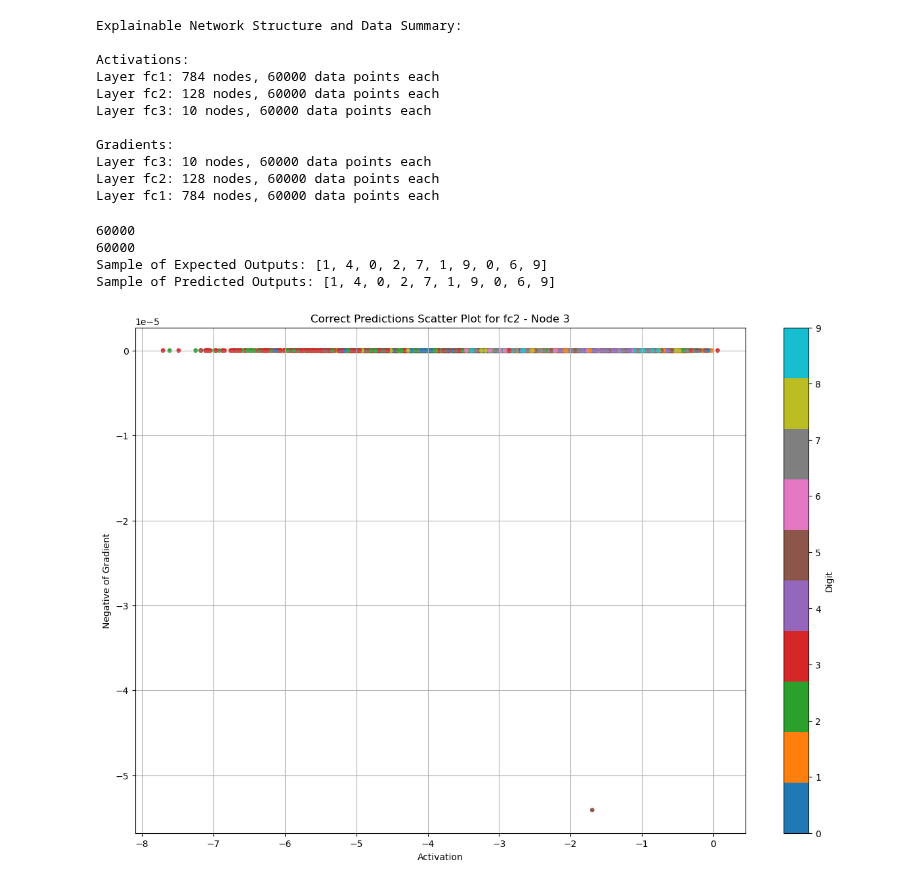
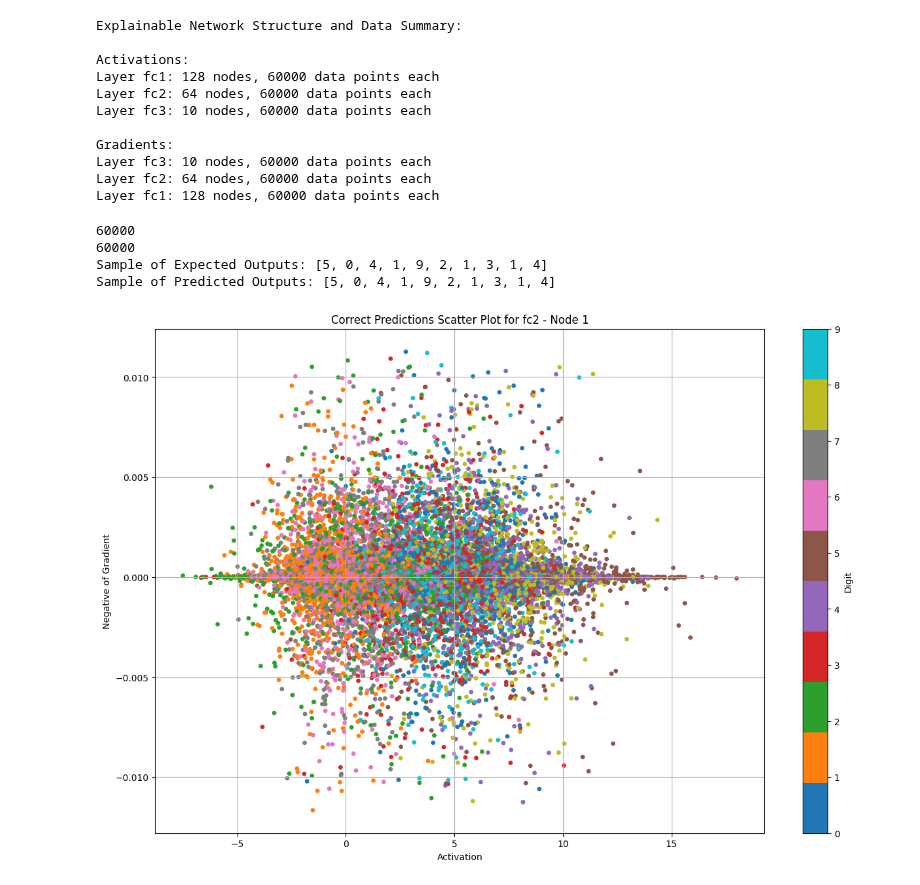
Before and after one commit to benrichards4376/Explanatory-Neural-Networks, a Jupyter notebook: MNIST_explained.ipynb, the cells around one changed output. Saved outputs shown, nothing was run; the diff lists cells and outputs as text; code cells hidden in the pictures.

```diff
--- a/MNIST_explained.ipynb
+++ b/MNIST_explained.ipynb
@@ -17,7 +17,7 @@ transform = transforms.Compose([transforms.ToTensor(), transforms.Normalize((0.5
 
 # Download and load the training data for MNIST
 trainset = torchvision.datasets.MNIST(root='./data', train=True, download=True, transform=transform)
-trainloader = torch.utils.data.DataLoader(trainset, batch_size=batch_size, shuffle=True)
+trainloader = torch.utils.data.DataLoader(trainset, batch_size=batch_size, shuffle=False)
 
 testset = torchvision.datasets.MNIST(root='./data', train=False, download=True, transform=transform)
 testloader = torch.utils.data.DataLoader(testset, batch_size=batch_size, shuffle=False)
@@ -52,9 +56,9 @@ class MNISTNet(nn.Module):
     def __init__(self):
         super(MNISTNet, self).__init__()
         # Define your layers here
-        self.fc1 = nn.Linear(784, 784)
-        self.fc2 = nn.Linear(784, 128)
-        self.fc3 = nn.Linear(128, 10)
+        self.fc1 = nn.Linear(784, 128)
+        self.fc2 = nn.Linear(128, 64)
+        self.fc3 = nn.Linear(64, 10)
 
     def forward(self, x):
         # Define the forward pass
@@ -261,14 +265,14 @@ explainable_net.print_structure()
 Explainable Network Structure and Data Summary:
 
 Activations:
-Layer fc1: 784 nodes, 60000 data points each
-Layer fc2: 128 nodes, 60000 data points each
+Layer fc1: 128 nodes, 60000 data points each
+Layer fc2: 64 nodes, 60000 data points each
 Layer fc3: 10 nodes, 60000 data points each
 
 Gradients:
 Layer fc3: 10 nodes, 60000 data points each
-Layer fc2: 128 nodes, 60000 data points each
-Layer fc1: 784 nodes, 60000 data points each
+Layer fc2: 64 nodes, 60000 data points each
+Layer fc1: 128 nodes, 60000 data points each
 # %%
 sample_size = 10
 
@@ -280,8 +284,8 @@ print("Sample of Predicted Outputs:", explainable_net.predicted_outputs[:sample_
 # %% [output]
 60000
 60000
-Sample of Expected Outputs: [1, 4, 0, 2, 7, 1, 9, 0, 6, 9]
-Sample of Predicted Outputs: [1, 4, 0, 2, 7, 1, 9, 0, 6, 9]
+Sample of Expected Outputs: [5, 0, 4, 1, 9, 2, 1, 3, 1, 4]
+Sample of Predicted Outputs: [5, 0, 4, 1, 9, 2, 1, 3, 1, 4]
 # %%
 import matplotlib.pyplot as plt
 import matplotlib
@@ -293,36 +297,36 @@ def plot_scatter_for_correct_predictions(explainable_network, layer_name, node_i
     colors = []
 
     # Define a color map for digits 0-9 using the new syntax
     color_map = matplotlib.colormaps['tab10']
 
     # Retrieve activations, gradients, and check for correct predictions
     for input_index, (expected, predicted) in enumerate(zip(explainable_network.expected_outputs, explainable_network.predicted_outputs)):
-        if expected == predicted:
+        if True == True:
             activation = explainable_network.get_activations(input_index)
             gradient = explainable_network.get_gradients(input_index)
 
             if activation is not None and gradient is not None:
                 activations.append(activation[layer_name][node_index])
                 gradients.append(-gradient[layer_name][node_index])  # Negative of the gradient
                 colors.append(color_map(expected))  # Color code based on the correct digit
 
     # Generate scatter plot
     fig, ax = plt.subplots(figsize=(15,10))  # Explicitly create figure and axes
     scatter = ax.scatter(activations, gradients, c=colors, cmap=color_map, s=15)  # Set dot size with `s`
     ax.set_xlabel('Activation')
     ax.set_ylabel('Negative of Gradient')
     ax.set_title(f'Correct Predictions Scatter Plot for {layer_name} - Node {node_index}')
 
     # Create a colorbar with the correct axes reference
     cbar = plt.colorbar(matplotlib.cm.ScalarMappable(cmap=color_map, norm=plt.Normalize(0, 9)), ax=ax, ticks=np.arange(0, 10))
     cbar.set_label('Digit')
 
     ax.grid(True)
     plt.show()
 
-plot_scatter_for_correct_predictions(explainable_net, 'fc2', 3)  # Example for node 5 in the first hidden layer (fc1)
+plot_scatter_for_correct_predictions(explainable_net, 'fc2', 1)  # Example for node 5 in the first hidden layer (fc1)
 # %% [output]
-[figure, old version]
+[figure, new version]
 # %%
 def plot_scatter_for_extreme_outliers(explainable_network, layer_name, node_index, std_dev_threshold=3):
     activations = []
```
Also changed, not shown: parts of 11 cells of this notebook, 1 other file.
